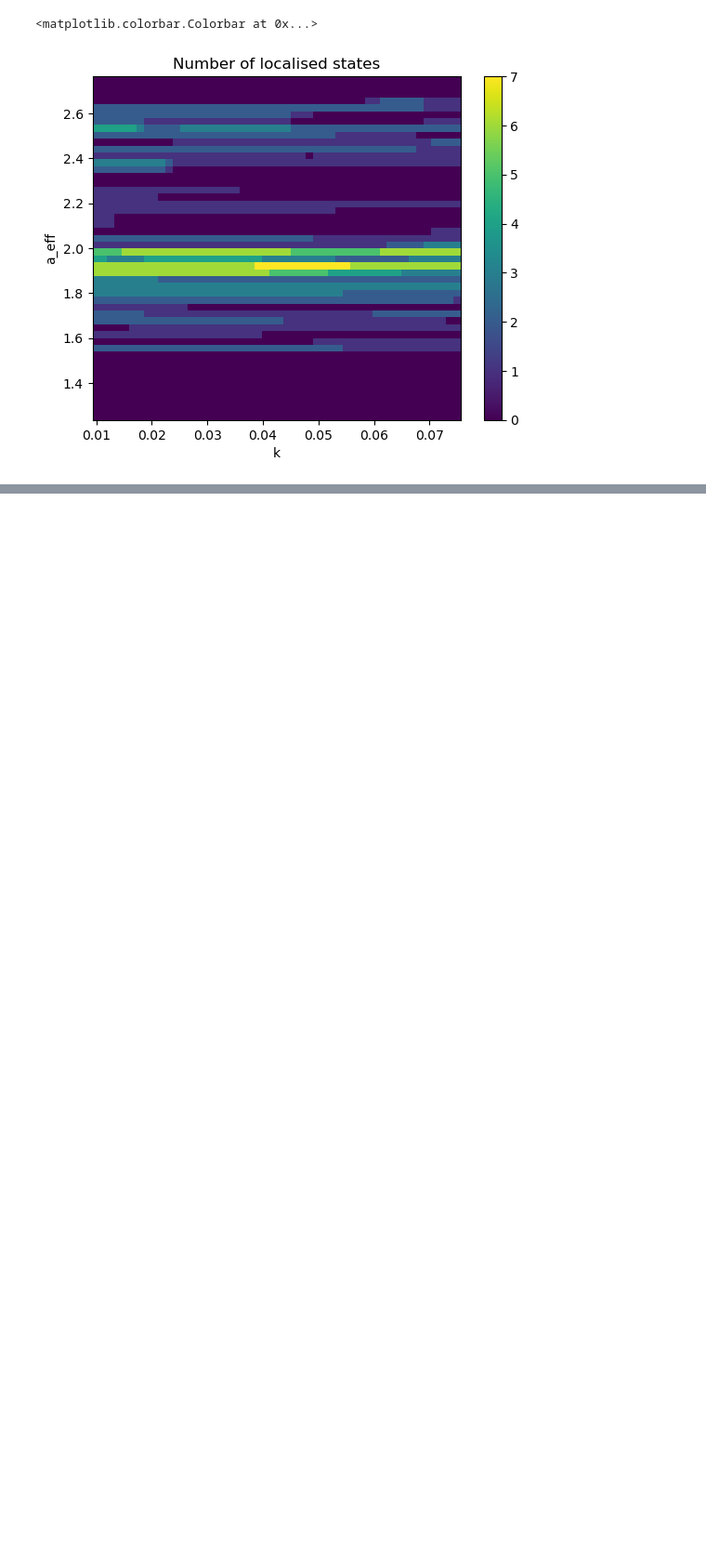
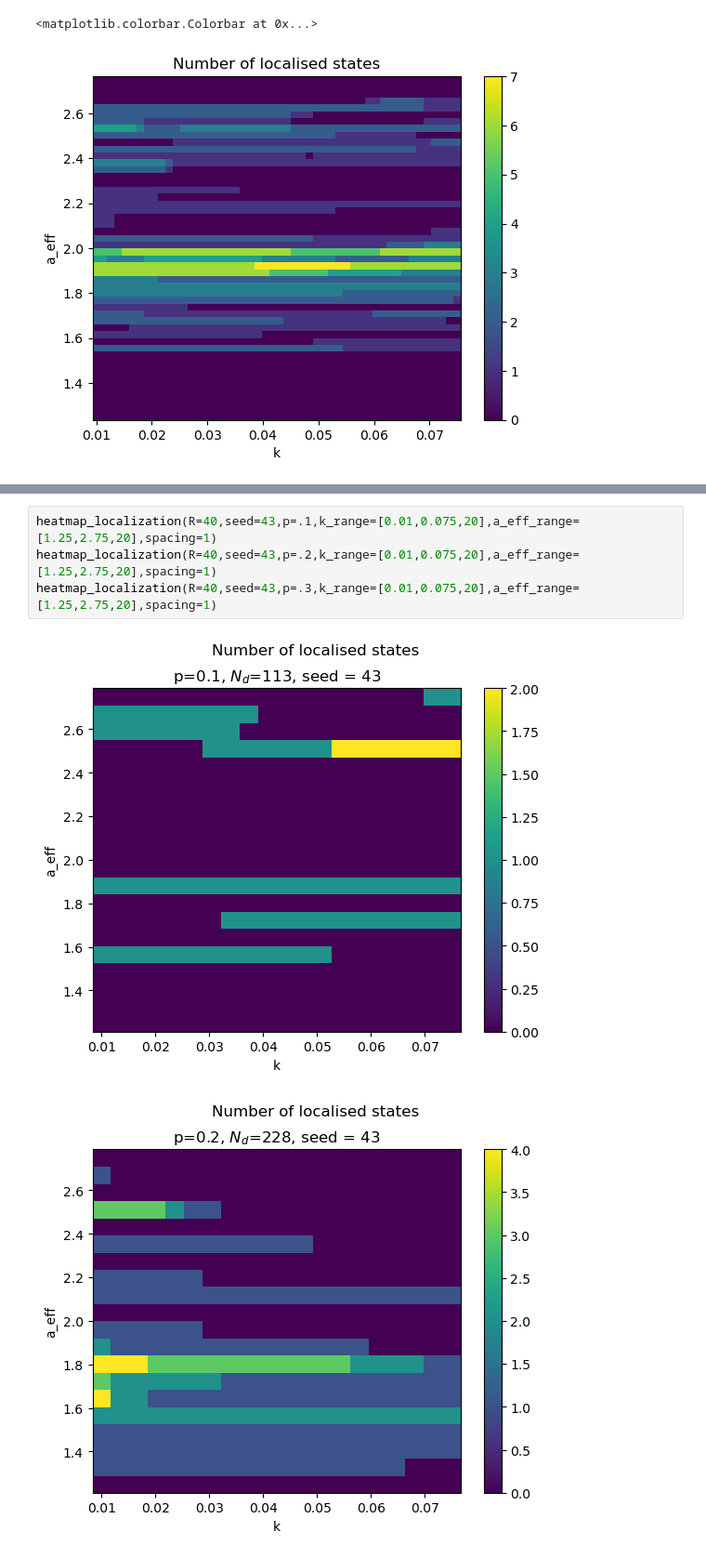
Before and after one commit to pfargas/Disordered-Quantum-Gases, a Jupyter notebook: localization_matrix.ipynb, the cells around one changed output, grey strips where cells are left out. Shown at 93% size. Drawn from its saved outputs; the diff is of its cells as text; blank space fills up the shorter version.

```diff
--- a/localization_matrix.ipynb
+++ b/localization_matrix.ipynb
@@ -212,0 +347,7 @@ plt.colorbar()
+# %%
+heatmap_localization(R=40,seed=43,p=.1,k_range=[0.01,0.075,20],a_eff_range=[1.25,2.75,20],spacing=1)
+heatmap_localization(R=40,seed=43,p=.2,k_range=[0.01,0.075,20],a_eff_range=[1.25,2.75,20],spacing=1)
+heatmap_localization(R=40,seed=43,p=.3,k_range=[0.01,0.075,20],a_eff_range=[1.25,2.75,20],spacing=1)
+# %% [output]
+[figure, added]
+[figure, added]
```
Also changed, not shown: parts of 10 cells of this notebook, 14 other files.
